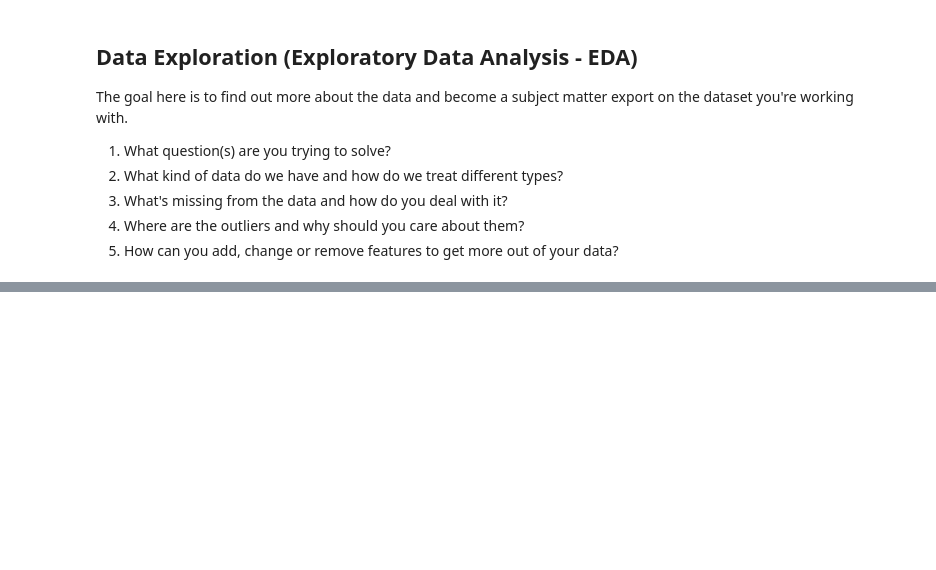
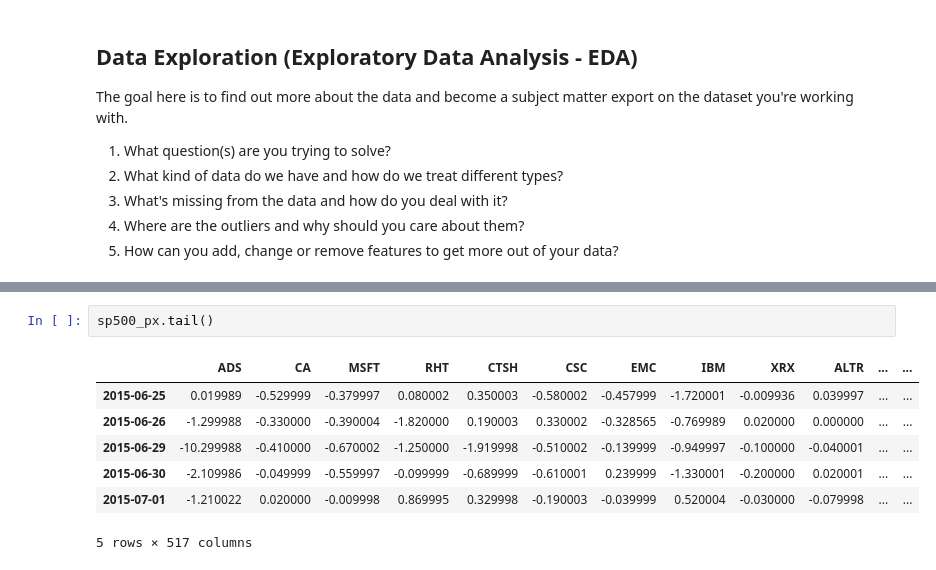
Before and after one commit to muscak/Cluster-Analysis, a Jupyter notebook: Cluster_Analysis.ipynb, the cells around one changed output, grey strips where cells are left out. Drawn from its saved outputs; the diff is of its cells as text; blank space fills up the shorter version.

```diff
--- a/Cluster_Analysis.ipynb
+++ b/Cluster_Analysis.ipynb
@@ -69,0 +74,10 @@ The goal here is to find out more about the data and become a subject matter exp
+# %%
+sp500_px.tail()
+# %% [output]
+|  | ADS | CA | MSFT | RHT | CTSH | CSC | EMC | IBM | XRX | ALTR | ... | ... |
+| 2015-06-25 | 0.019989 | -0.529999 | -0.379997 | 0.080002 | 0.350003 | -0.580002 | -0.457999 | -1.720001 | -0.009936 | 0.039997 | ... | ... |
+| 2015-06-26 | -1.299988 | -0.330000 | -0.390004 | -1.820000 | 0.190003 | 0.330002 | -0.328565 | -0.769989 | 0.020000 | 0.000000 | ... | ... |
+| 2015-06-29 | -10.299988 | -0.410000 | -0.670002 | -1.250000 | -1.919998 | -0.510002 | -0.139999 | -0.949997 | -0.100000 | -0.040001 | ... | ... |
+| 2015-06-30 | -2.109986 | -0.049999 | -0.559997 | -0.099999 | -0.689999 | -0.610001 | 0.239999 | -1.330001 | -0.200000 | 0.020001 | ... | ... |
+| 2015-07-01 | -1.210022 | 0.020000 | -0.009998 | 0.869995 | 0.329998 | -0.190003 | -0.039999 | 0.520004 | -0.030000 | -0.079998 | ... | ... |
+5 rows × 517 columns
```
Also changed, not shown: parts of 18 cells of this notebook, 2 other files.
